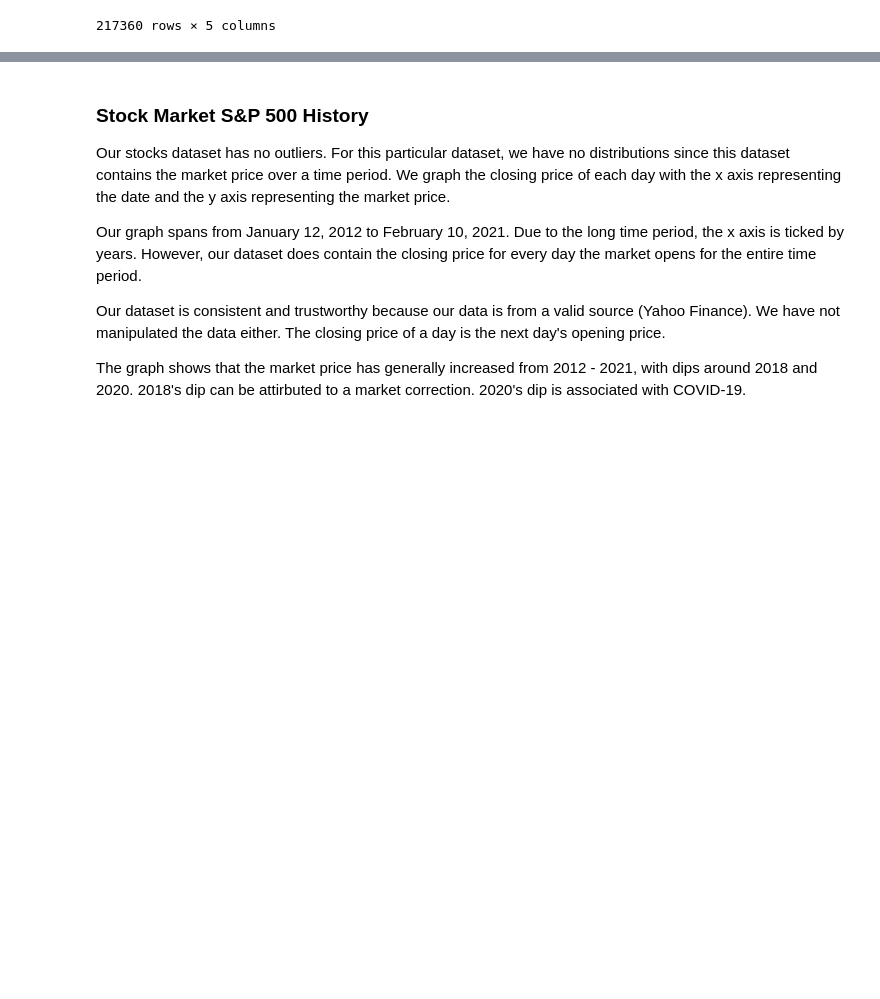
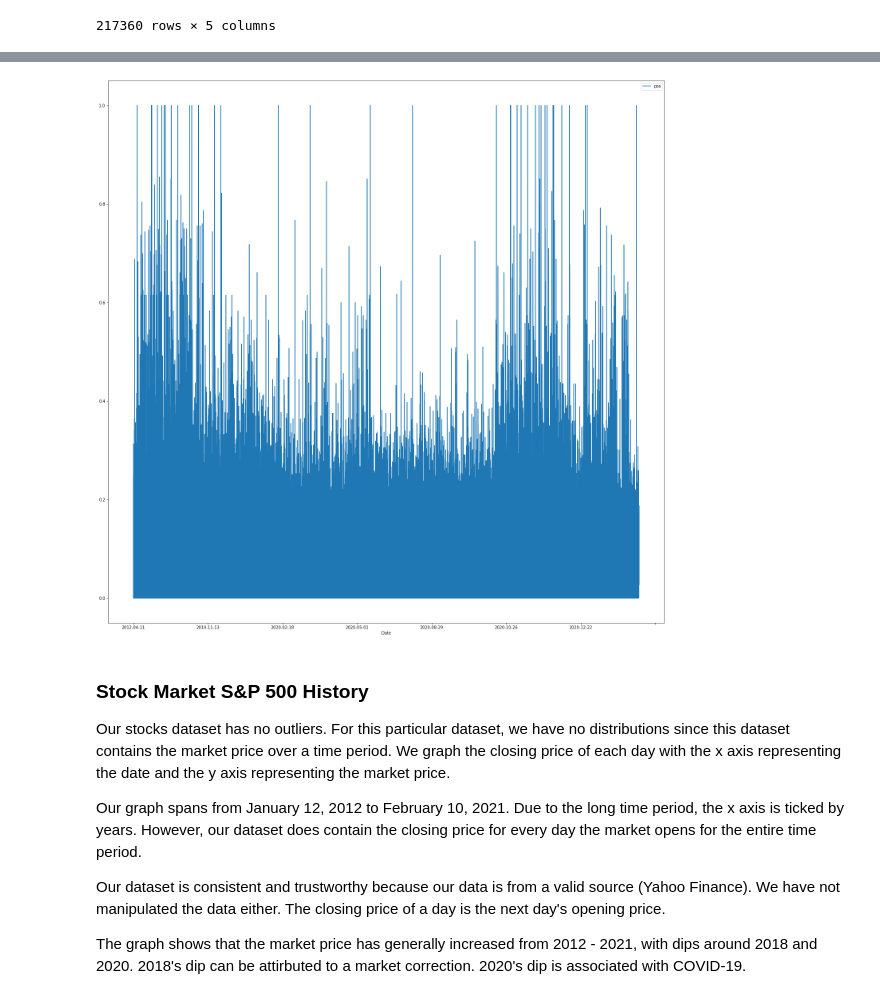
Before and after one commit to sjwfleet/COGS108_Project, a Jupyter notebook: FinalProject_group082.ipynb, the cells around one changed output, grey strips where cells are left out. Saved outputs shown, nothing was run; the diff lists cells and outputs as text; code cells hidden in the pictures; blank space fills up the shorter version.

```diff
--- a/FinalProject_group082.ipynb
+++ b/FinalProject_group082.ipynb
@@ -494,3 +510,9 @@ newdf
+# %%
+# Plotting positive sentiment over time
+ax = newdf.plot(x='Date', y='pos')
+plt.rcParams['figure.figsize']=(25,25)
+# %% [output]
+[figure, added]
 # %% [markdown]
 ### Stock Market S&P 500 History
 
```
Also changed, not shown: parts of 13 cells of this notebook.
